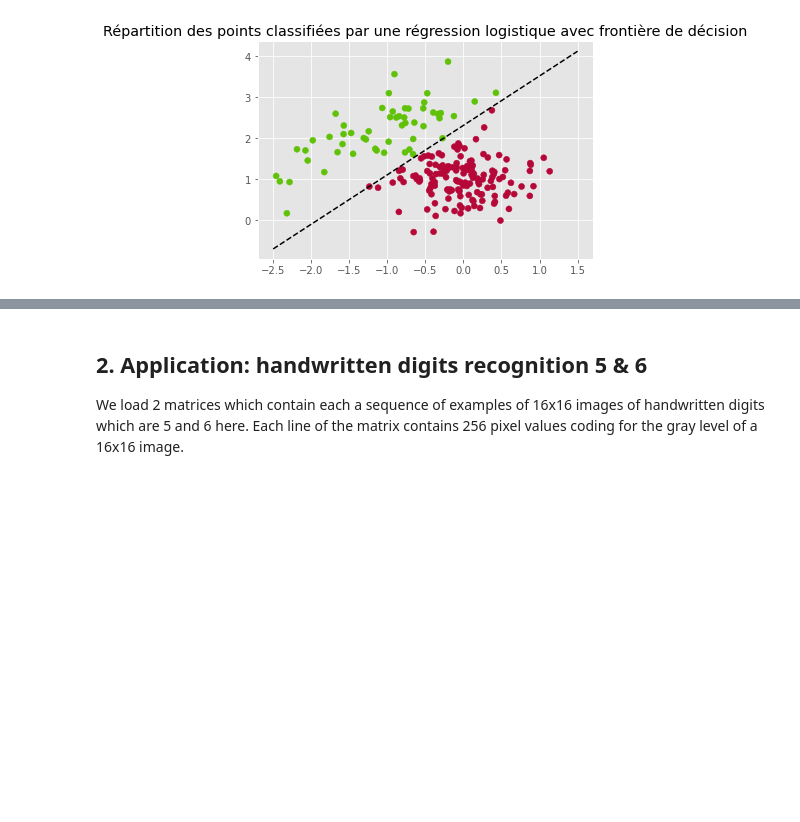
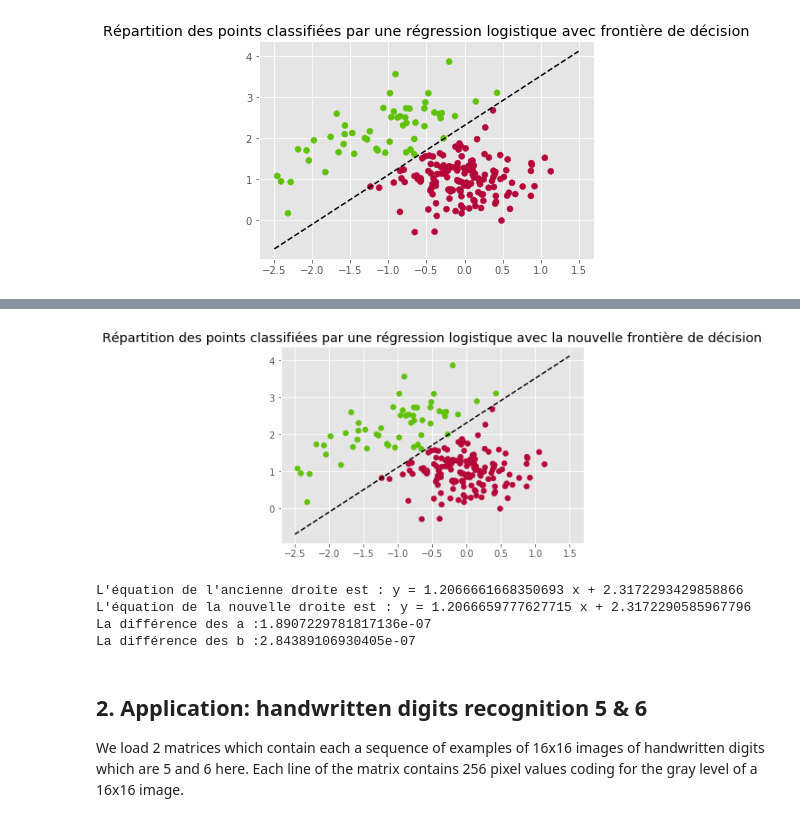
Before and after one commit to VictorCilleros/ML, a Jupyter notebook: TP3_archive/TP3_logistic_regression.ipynb, the cells around one changed output, grey strips where cells are left out. Cells and saved outputs as stored; diff of their text form; code cells hidden in the pictures; blank space fills up the shorter version.

```diff
--- a/TP3_archive/TP3_logistic_regression.ipynb
+++ b/TP3_archive/TP3_logistic_regression.ipynb
@@ -154,3 +200,33 @@ plt.show()
+# %%
+w_far, Niter_far = regression_logistique(X_train_far, t_train_far,Nitermax = 50,eps_conv=1e-3)
+t_pred_far = thread(sigmoid(X_test@w_far))
+
+x1 = np.linspace(-2.5,1.5,10)
+x2 = (-w_far[0]-w_far[1]*x1)/w_far[2]
+plt.plot(x1,x2,'k--')
+plt.scatter(x_test[:,0],x_test[:,1],c=color_map(t_pred_far))
+plt.title("Répartition des points classifiées par une régression logistique avec la nouvelle frontière de décision")
+plt.show()
+# %% [output]
+[figure, added]
+# %%
+a = -w[1]/w[2]
+b = -w[0]/w[2]
+
+print(f"L'équation de l'ancienne droite est : y = {a} x + {b}")
+
+a_far = -w_far[1]/w_far[2]
+b_far = -w_far[0]/w_far[2]
+
+print(f"L'équation de la nouvelle droite est : y = {a_far} x + {b_far}")
+
+print(f"La différence des a :{np.abs(a-a_far)}")
+print(f"La différence des b :{np.abs(b-b_far)}")
+# %% [output]
+L'équation de l'ancienne droite est : y = 1.2066661668350693 x + 2.3172293429858866
+L'équation de la nouvelle droite est : y = 1.2066659777627715 x + 2.3172290585967796
+La différence des a :1.8907229781817136e-07
+La différence des b :2.84389106930405e-07
 # %% [markdown]
 ## 2. Application: handwritten digits recognition 5 & 6
 We load 2 matrices which contain each a sequence of examples of 16x16 images
```
Also changed, not shown: parts of 14 cells of this notebook.
